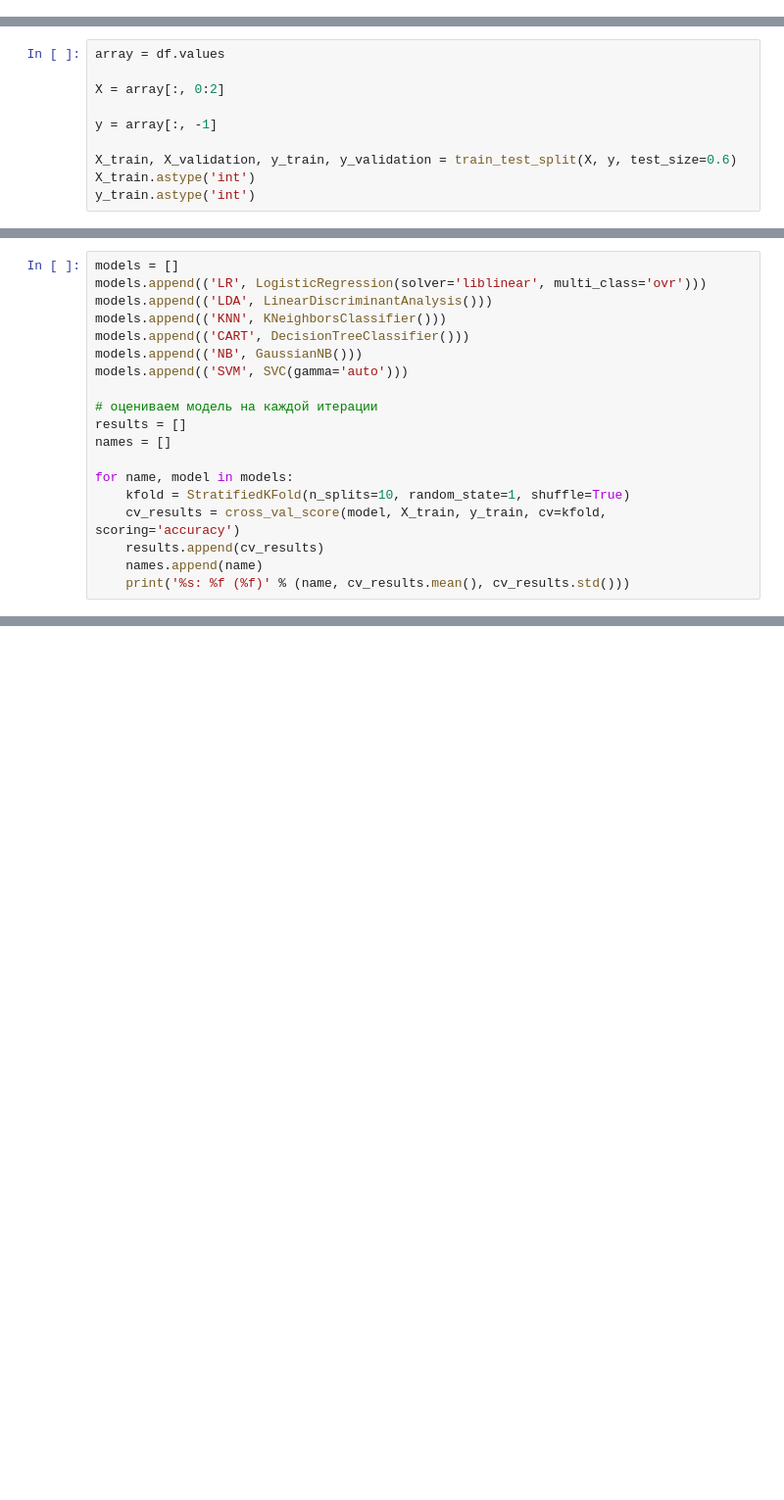
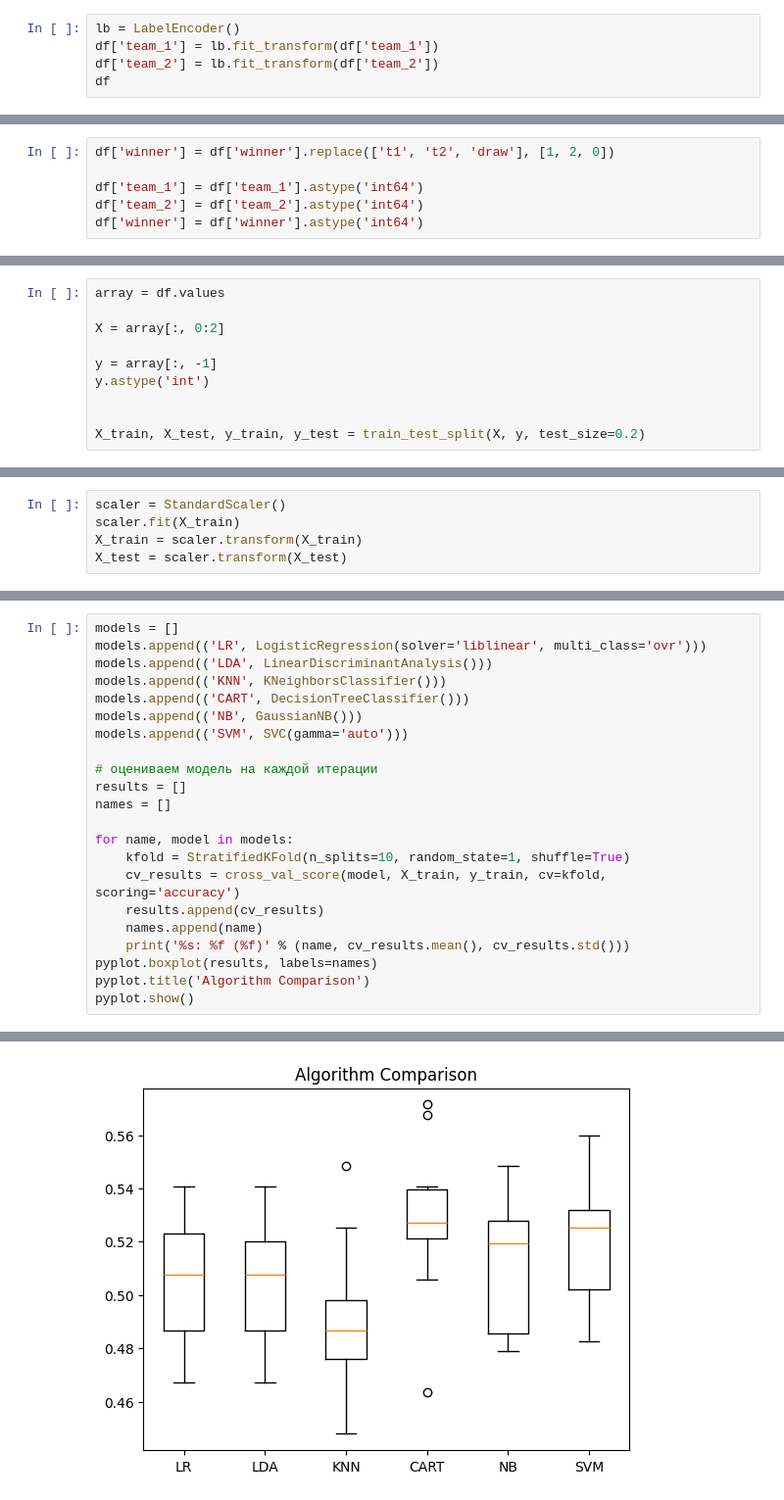
Before and after one commit to dota2istrash/professionals_ml, a Jupyter notebook: main.ipynb, the cells around one changed output, grey strips where cells are left out. Shown: that part at 98% size. Saved outputs shown, nothing was run; the diff lists cells and outputs as text; blank space fills up the shorter version.

```diff
--- a/main.ipynb
+++ b/main.ipynb
@@ -66,0 +68,5 @@ df = df.drop_duplicates(subset=['team_1', 'team_2'])
+# %%
+lb = LabelEncoder()
+df['team_1'] = lb.fit_transform(df['team_1'])
+df['team_2'] = lb.fit_transform(df['team_2'])
+df
@@ -66,0 +99,6 @@ df = df.drop_duplicates(subset=['team_1', 'team_2'])
+# %%
+df['winner'] = df['winner'].replace(['t1', 't2', 'draw'], [1, 2, 0])
+
+df['team_1'] = df['team_1'].astype('int64')
+df['team_2'] = df['team_2'].astype('int64')
+df['winner'] = df['winner'].astype('int64')
@@ -70,7 +131,7 @@ array = df.values
 X = array[:, 0:2]
 
 y = array[:, -1]
+y.astype('int')
 
-X_train, X_validation, y_train, y_validation = train_test_split(X, y, test_size=0.6)
-X_train.astype('int')
-y_train.astype('int')
+
+X_train, X_test, y_train, y_test = train_test_split(X, y, test_size=0.2)
@@ -78,0 +138,5 @@ y_train.astype('int')
+# %%
+scaler = StandardScaler()
+scaler.fit(X_train)
+X_train = scaler.transform(X_train)
+X_test = scaler.transform(X_test)
@@ -95,4 +161,7 @@ for name, model in models:
 	results.append(cv_results)
 	names.append(name)
 	print('%s: %f (%f)' % (name, cv_results.mean(), cv_results.std()))
+pyplot.boxplot(results, labels=names)
+pyplot.title('Algorithm Comparison')
+pyplot.show()
 # %% [output]
@@ -104,0 +174 @@ SVM: 0.532988 (0.061223)
+[figure, added]
```
Also changed, not shown: parts of 20 cells of this notebook, 1 other file.
